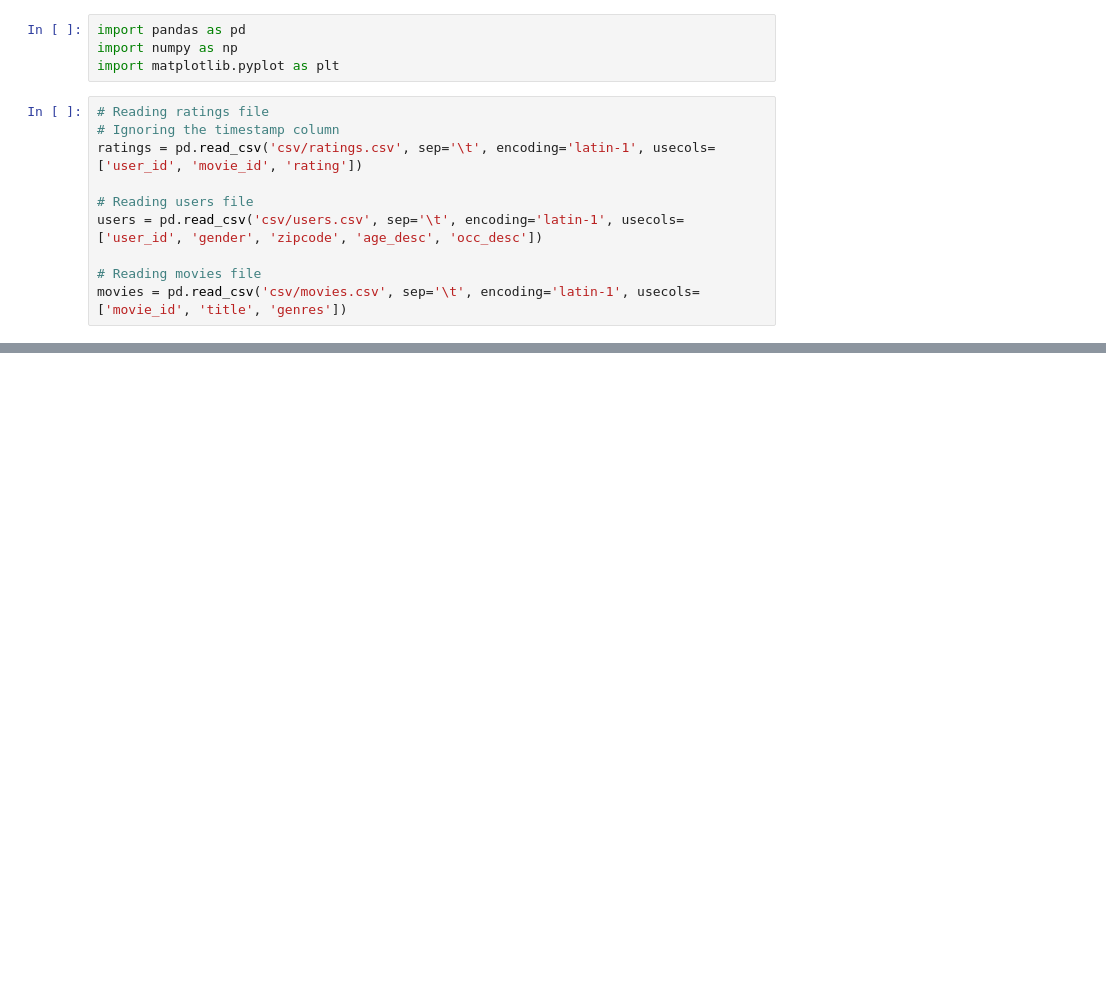
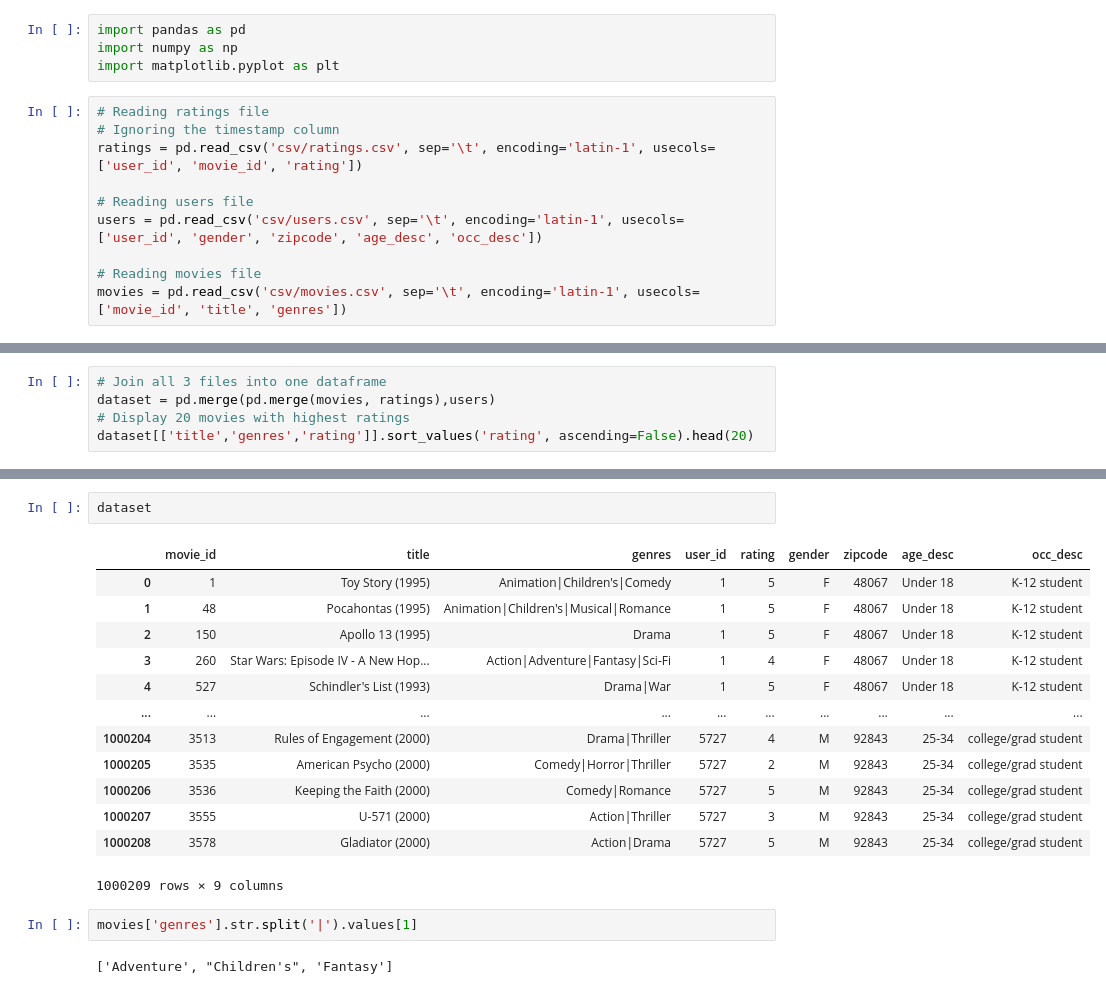
Before and after one commit to kiranrawat/MovieRecommenderSystem, a Jupyter notebook: Content Based and Collaborative Filtering Methods.ipynb, the cells around one changed output, grey strips where cells are left out. Cells and saved outputs as stored; diff of their text form; blank space fills up the shorter version.

```diff
--- a/Content Based and Collaborative Filtering Methods.ipynb
+++ b/Content Based and Collaborative Filtering Methods.ipynb
@@ -39,0 +132,5 @@ display(movies.head())
+# %%
+# Join all 3 files into one dataframe
+dataset = pd.merge(pd.merge(movies, ratings),users)
+# Display 20 movies with highest ratings
+dataset[['title','genres','rating']].sort_values('rating', ascending=False).head(20)
@@ -39,0 +155,20 @@ display(movies.head())
+# %%
+dataset
+# %% [output]
+|  | movie_id | title | genres | user_id | rating | gender | zipcode | age_desc | occ_desc |
+| 0 | 1 | Toy Story (1995) | Animation|Children's|Comedy | 1 | 5 | F | 48067 | Under 18 | K-12 student |
+| 1 | 48 | Pocahontas (1995) | Animation|Children's|Musical|Romance | 1 | 5 | F | 48067 | Under 18 | K-12 student |
+| 2 | 150 | Apollo 13 (1995) | Drama | 1 | 5 | F | 48067 | Under 18 | K-12 student |
+| 3 | 260 | Star Wars: Episode IV - A New Hop... | Action|Adventure|Fantasy|Sci-Fi | 1 | 4 | F | 48067 | Under 18 | K-12 student |
+| 4 | 527 | Schindler's List (1993) | Drama|War | 1 | 5 | F | 48067 | Under 18 | K-12 student |
+| ... | ... | ... | ... | ... | ... | ... | ... | ... | ... |
+| 1000204 | 3513 | Rules of Engagement (2000) | Drama|Thriller | 5727 | 4 | M | 92843 | 25-34 | college/grad student |
+| 1000205 | 3535 | American Psycho (2000) | Comedy|Horror|Thriller | 5727 | 2 | M | 92843 | 25-34 | college/grad student |
+| 1000206 | 3536 | Keeping the Faith (2000) | Comedy|Romance | 5727 | 5 | M | 92843 | 25-34 | college/grad student |
+| 1000207 | 3555 | U-571 (2000) | Action|Thriller | 5727 | 3 | M | 92843 | 25-34 | college/grad student |
+| 1000208 | 3578 | Gladiator (2000) | Action|Drama | 5727 | 5 | M | 92843 | 25-34 | college/grad student |
+1000209 rows × 9 columns
+# %%
+movies['genres'].str.split('|').values[1]
+# %% [output]
+['Adventure', "Children's", 'Fantasy']
```
Also changed, not shown: parts of 27 cells of this notebook.
